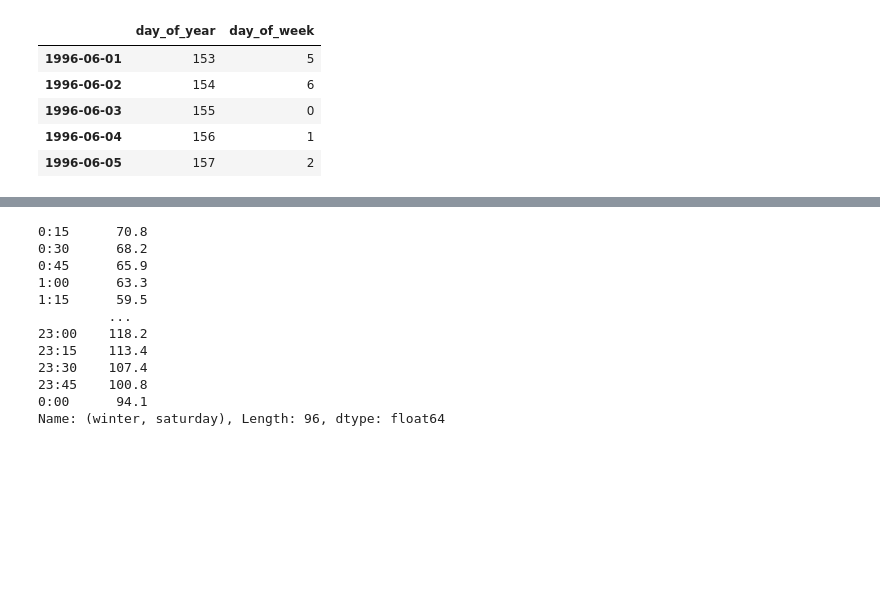
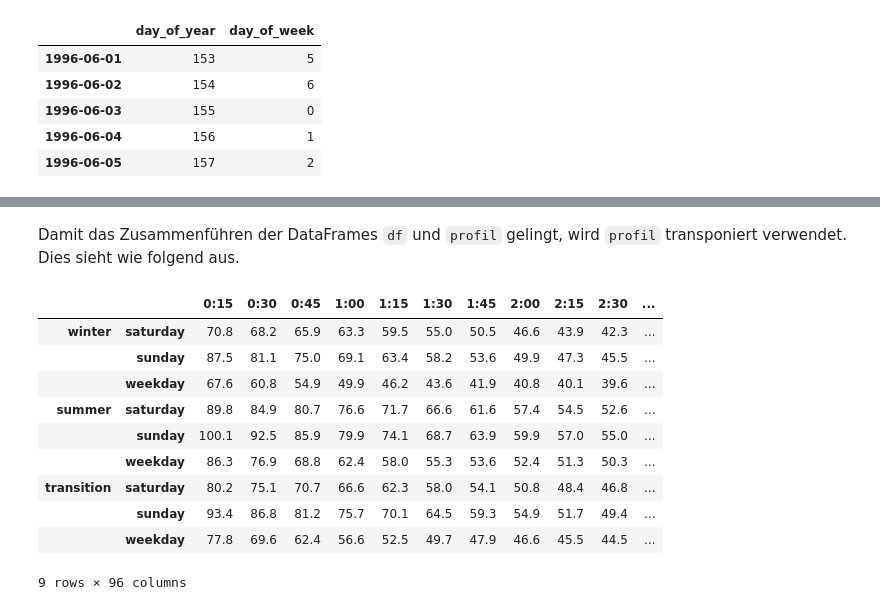
Before and after one commit to rijun/electric-load-viewer, a Jupyter notebook: notebooks/slp.ipynb, the cells around one changed output, grey strips where cells are left out. Saved outputs shown, nothing was run; the diff lists cells and outputs as text; code cells hidden in the pictures; blank space fills up the shorter version.

```diff
--- a/notebooks/slp.ipynb
+++ b/notebooks/slp.ipynb
@@ -152,15 +142,16 @@ df.head()
+# %% [markdown]
+Damit das Zusammenführen der DataFrames `df` und `profil` gelingt, wird `profil` transponiert verwendet. Dies sieht wie folgend aus.
 # %%
-profil['winter', 'saturday'].transpose()
+profil.transpose()
 # %% [output]
+|  |  | 0:15 | 0:30 | 0:45 | 1:00 | 1:15 | 1:30 | 1:45 | 2:00 | 2:15 | 2:30 | ... |
+| winter | saturday | 70.8 | 68.2 | 65.9 | 63.3 | 59.5 | 55.0 | 50.5 | 46.6 | 43.9 | 42.3 | ... |
+|  | sunday | 87.5 | 81.1 | 75.0 | 69.1 | 63.4 | 58.2 | 53.6 | 49.9 | 47.3 | 45.5 | ... |
+|  | weekday | 67.6 | 60.8 | 54.9 | 49.9 | 46.2 | 43.6 | 41.9 | 40.8 | 40.1 | 39.6 | ... |
+| summer | saturday | 89.8 | 84.9 | 80.7 | 76.6 | 71.7 | 66.6 | 61.6 | 57.4 | 54.5 | 52.6 | ... |
+|  | sunday | 100.1 | 92.5 | 85.9 | 79.9 | 74.1 | 68.7 | 63.9 | 59.9 | 57.0 | 55.0 | ... |
+|  | weekday | 86.3 | 76.9 | 68.8 | 62.4 | 58.0 | 55.3 | 53.6 | 52.4 | 51.3 | 50.3 | ... |
+| transition | saturday | 80.2 | 75.1 | 70.7 | 66.6 | 62.3 | 58.0 | 54.1 | 50.8 | 48.4 | 46.8 | ... |
+|  | sunday | 93.4 | 86.8 | 81.2 | 75.7 | 70.1 | 64.5 | 59.3 | 54.9 | 51.7 | 49.4 | ... |
+|  | weekday | 77.8 | 69.6 | 62.4 | 56.6 | 52.5 | 49.7 | 47.9 | 46.6 | 45.5 | 44.5 | ... |
-0:15      70.8
-0:30      68.2
-0:45      65.9
-1:00      63.3
-1:15      59.5
-         ...
-23:00    118.2
-23:15    113.4
-23:30    107.4
-23:45    100.8
-0:00      94.1
-Name: (winter, saturday), Length: 96, dtype: float64
+9 rows × 96 columns
```
Also changed, not shown: parts of 10 cells of this notebook, 2 other files.
